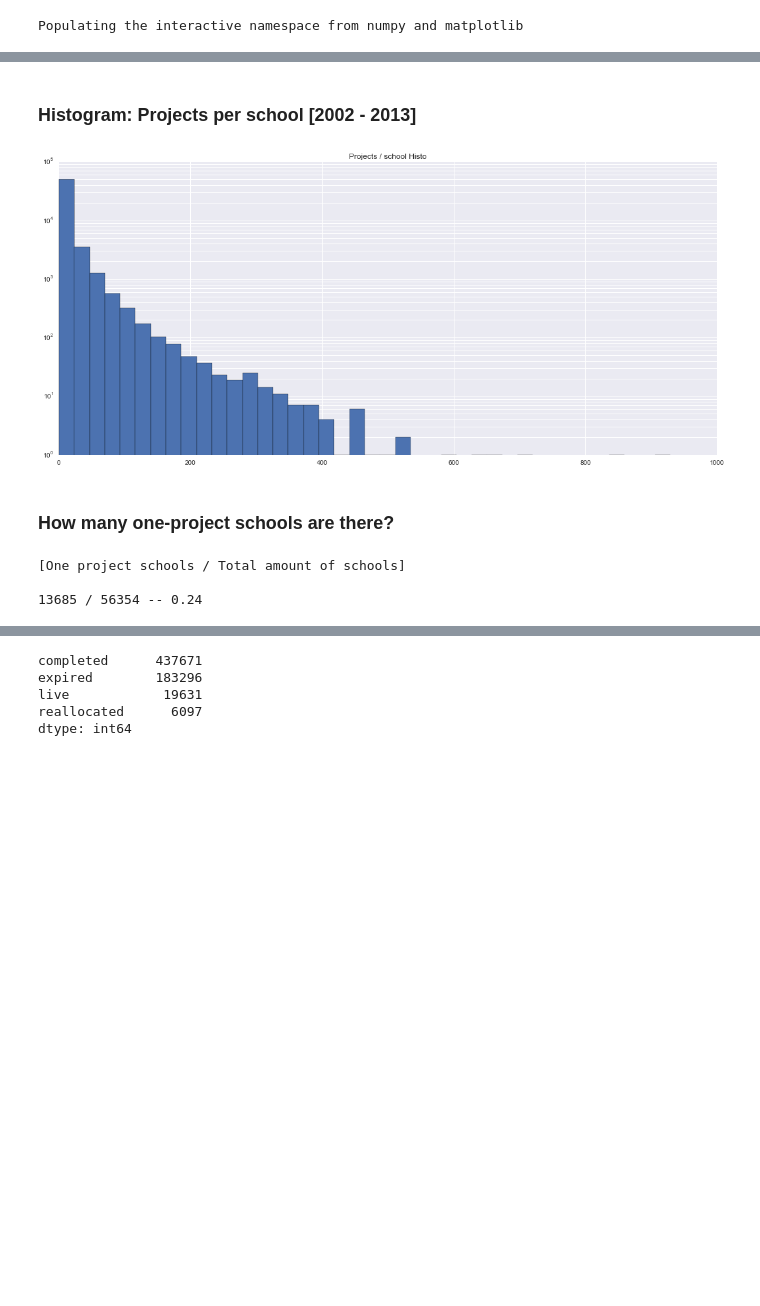
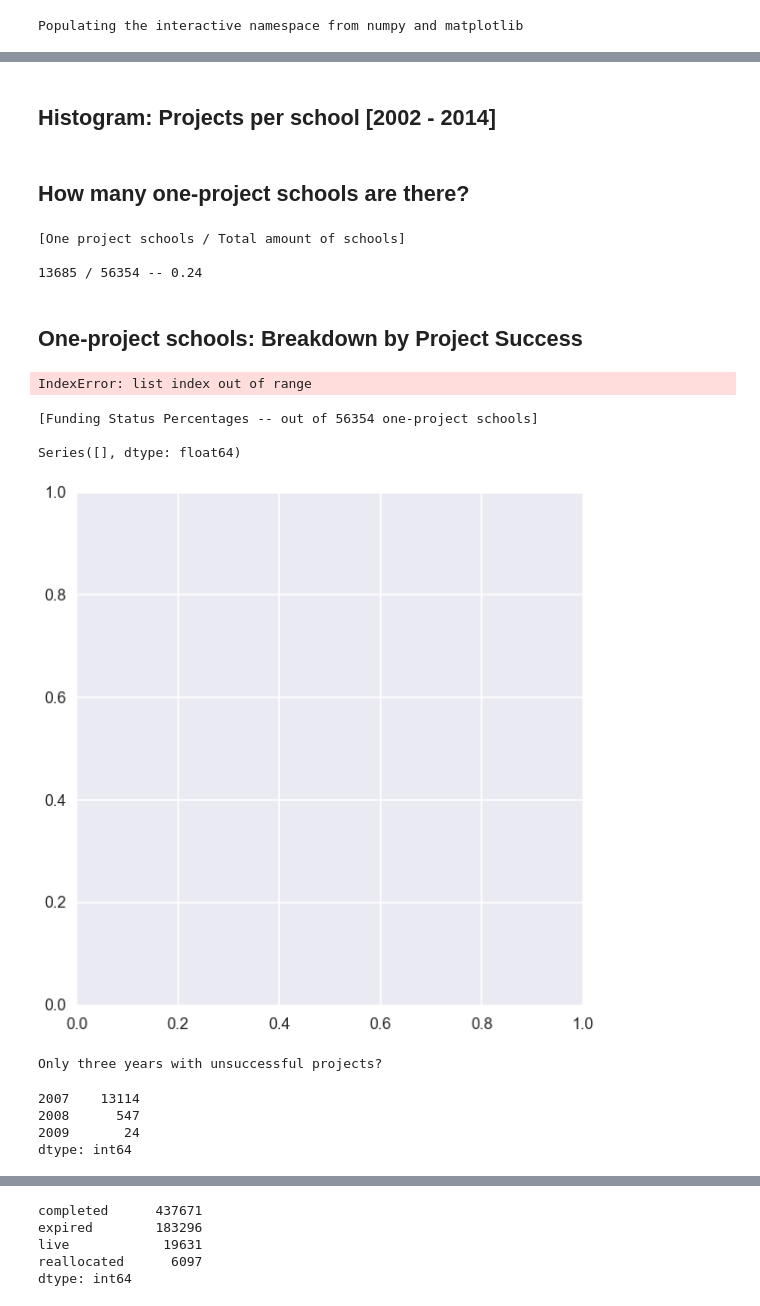
Before and after one commit to abshinn/mind-the-gap, a Jupyter notebook: EDA.ipynb, the cells around one changed output, grey strips where cells are left out. Saved outputs shown, nothing was run; the diff lists cells and outputs as text; code cells hidden in the pictures; blank space fills up the shorter version.

```diff
--- a/EDA.ipynb
+++ b/EDA.ipynb
@@ -7,5 +7,8 @@ import pandas as pd
 import numpy as np
 import seaborn as sns
 rcParams["figure.figsize"] = 18, 8
+sns.set(rcParams)
+sns.set(palette="Set2")
+sns.set_context("poster")
 np.set_printoptions(precision=4)
 # %% [markdown]
@@ -38,12 +48,10 @@ date_expiration
 # %% [markdown]
-### Histogram: Projects per school [2002 - 2013]
+## Histogram: Projects per school [2002 - 2014]
 # %%
-df._schoolid.value_counts().hist(bins=40, log=np.log10)
-plt.title("Projects / school Histo");
+# df._schoolid.value_counts().hist(bins=40, log=np.log10)
+# plt.title("Projects / school Histo");
-# %% [output]
-[figure, removed]
 # %% [markdown]
-### How many one-project schools are there?
+## How many one-project schools are there?
 # %%
 one_proj_schools = (df._schoolid.value_counts() == 1).sum()
 uniq_schools = len(df._schoolid.value_counts())
@@ -61,3 +62,31 @@ print "{} / {} -- {:.2f}".format(one_proj_schools, uniq_schools, np.float(one_pr
 [One project schools / Total amount of schools]
 
 13685 / 56354 -- 0.24
+# %% [markdown]
+## One-project schools: Breakdown by Project Success
+# %%
+# how did I make one_proj_df?
+
+print "[Funding Status Percentages -- out of {} one-project schools]\n".format(len(one_proj_df))
+print (one_proj_df.funding_status.value_counts().astype(np.float)/len(one_proj_df)).apply(lambda x: "{:.2f}".format(x))
+print
+
+sns.factorplot("funding_status", data=one_proj_df, kind="bar", palette="Greens_d", size=8);
+plt.title("One-project Schools -- Funding Status");
+# %% [output]
+IndexError: list index out of range
+[Funding Status Percentages -- out of 56354 one-project schools]
+
+Series([], dtype: float64)
+[figure, added]
+# %%
+# What is going on here?
+# There are only three years where one-proj schools were unsuccesful?
+print "Only three years with unsuccessful projects?"
+one_proj_df.date_posted.apply(lambda date: date.year).value_counts()
+# %% [output]
+Only three years with unsuccessful projects?
+2007    13114
+2008      547
+2009       24
+dtype: int64
```
Also changed, not shown: parts of 23 cells of this notebook, 1 other file.
